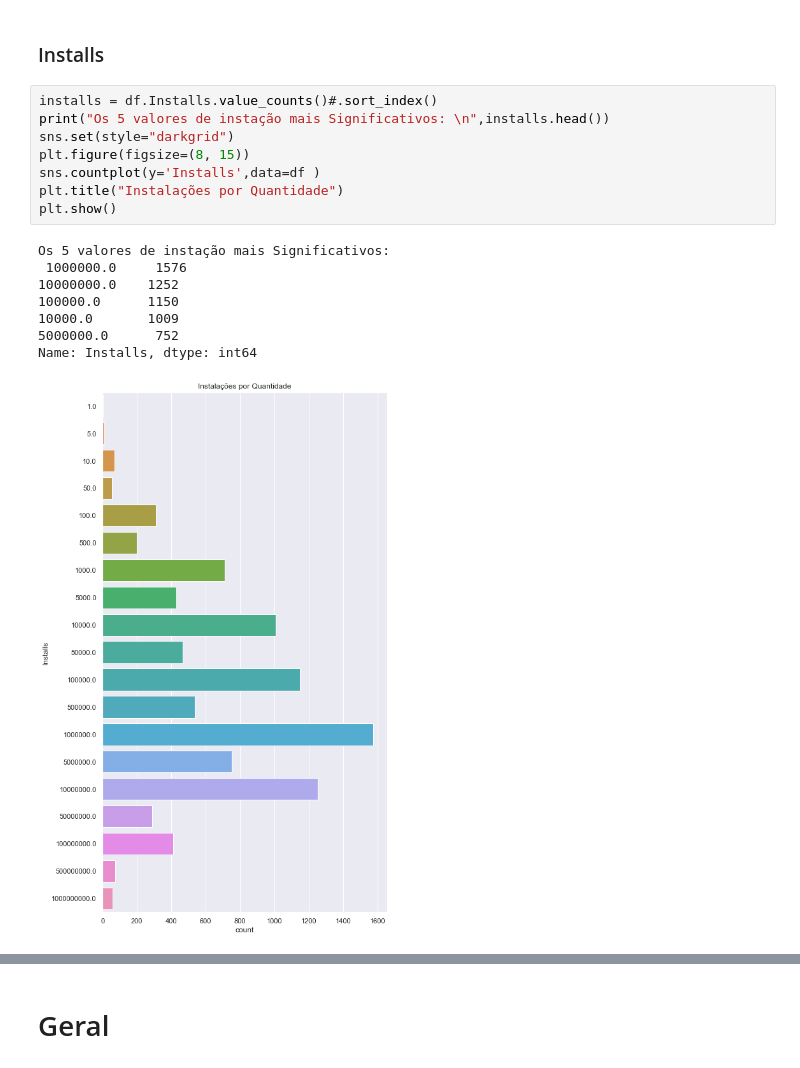
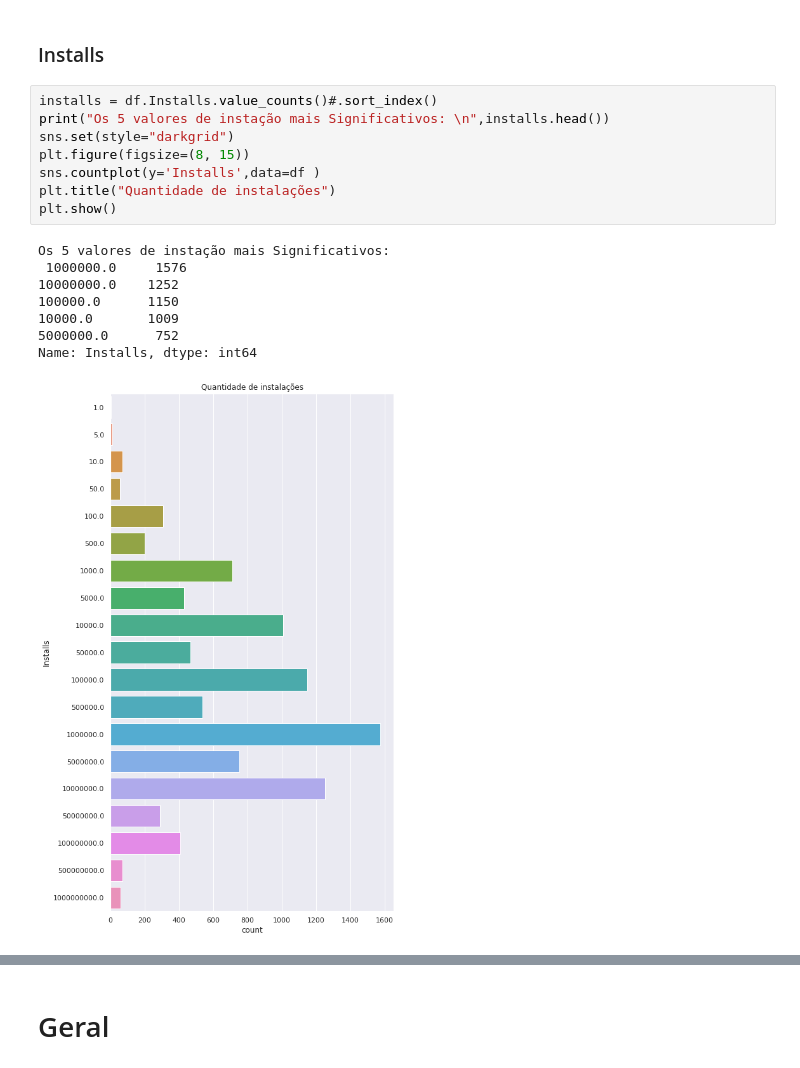
Before and after one commit to ArtFicer/PGCC-MQ, a Jupyter notebook: MQFinal/MQFinal.ipynb, the cells around one changed output, grey strips where cells are left out. Cells and saved outputs as stored; diff of their text form.

```diff
--- a/MQFinal/MQFinal.ipynb
+++ b/MQFinal/MQFinal.ipynb
@@ -286,20 +285,20 @@ ax = sns.boxplot(x=df["Price"])
 # %%
 installs = df.Installs.value_counts()#.sort_index()
 print("Os 5 valores de instação mais Significativos: \n",installs.head())
 sns.set(style="darkgrid")
 plt.figure(figsize=(8, 15))
 sns.countplot(y='Installs',data=df )
-plt.title("Instalações por Quantidade")
+plt.title("Quantidade de instalações")
 plt.show()
 # %% [output]
 Os 5 valores de instação mais Significativos:
  1000000.0     1576
 10000000.0    1252
 100000.0      1150
 10000.0       1009
 5000000.0      752
 Name: Installs, dtype: int64
-[figure, old version]
+[figure, new version]
 # %%
 sns.boxplot(x=df['Price'])
 # %% [output]
```
Also changed, not shown: parts of 21 cells of this notebook, 1 other file.
